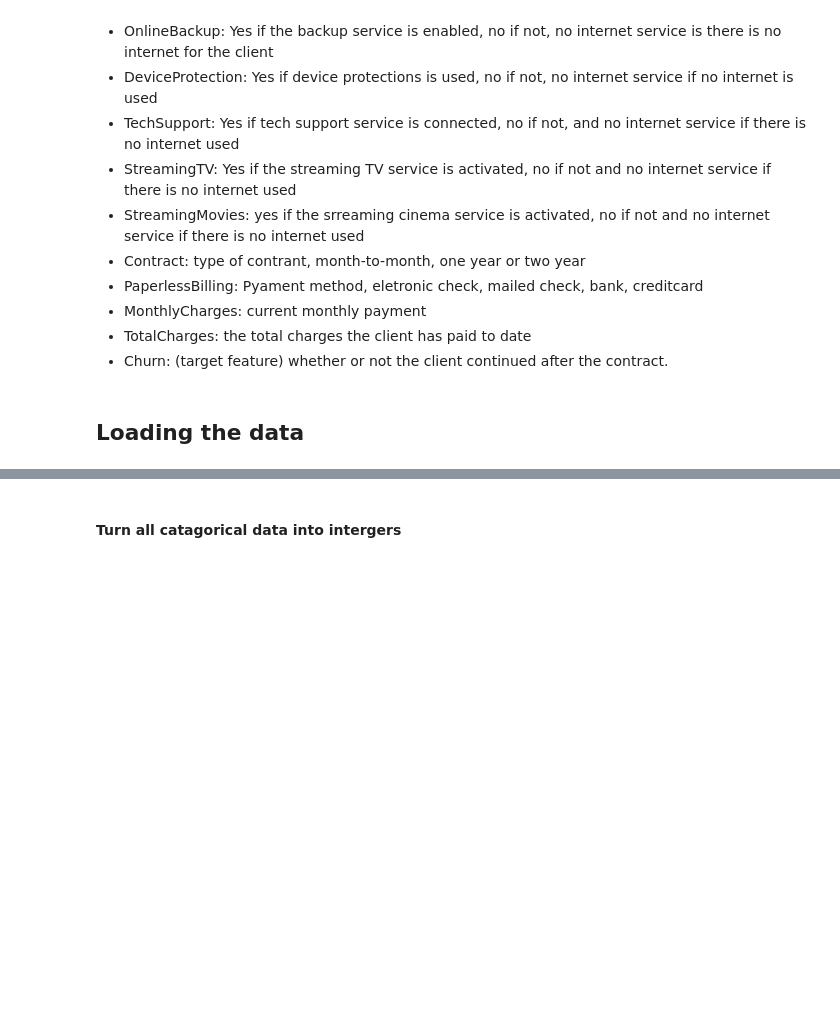
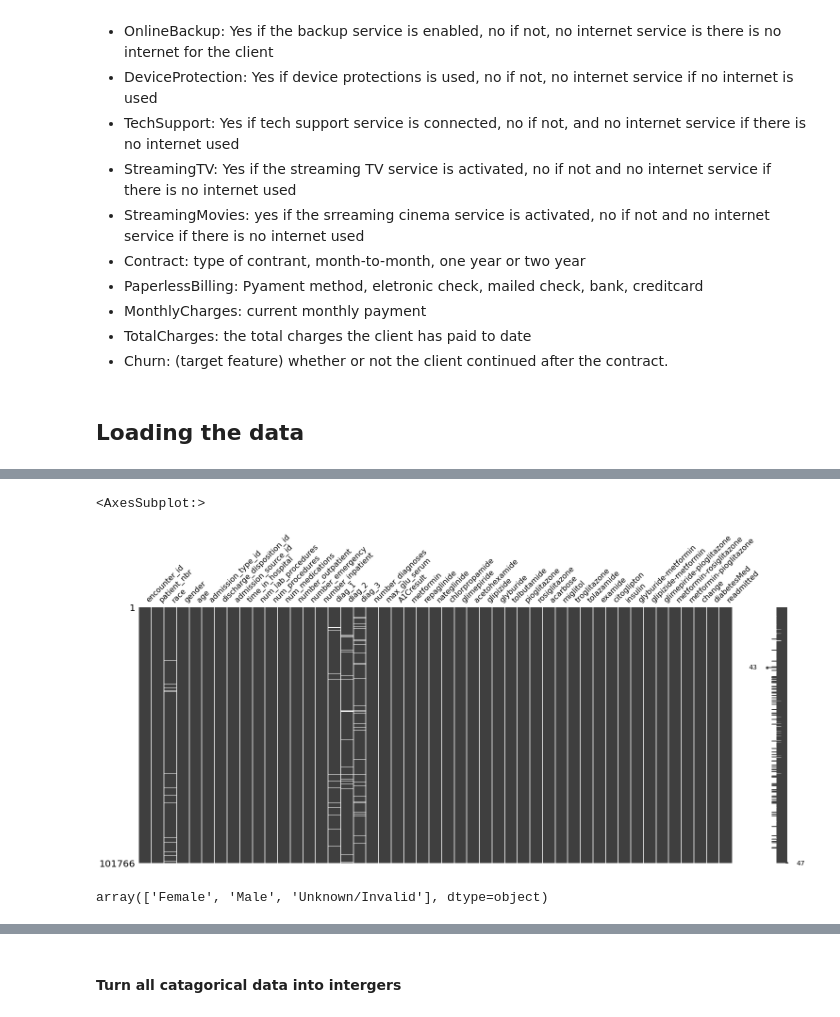
Before and after one commit to nlarsensmu/Wide-and-Deep-NN, a Jupyter notebook: Steven.ipynb, the cells around one changed output, grey strips where cells are left out. Saved outputs shown, nothing was run; the diff lists cells and outputs as text; code cells hidden in the pictures; blank space fills up the shorter version.

```diff
--- a/Steven.ipynb
+++ b/Steven.ipynb
@@ -86,0 +105,10 @@ X_test_df.reset_index()
+# %%
+df_original = df_original.drop(columns=['weight','payer_code','medical_specialty'])
+mn.matrix(df_original)
+# %% [output]
+<AxesSubplot:>
+[figure, added]
+# %%
+df_original.gender.unique()
+# %% [output]
+array(['Female', 'Male', 'Unknown/Invalid'], dtype=object)
```
Also changed, not shown: parts of 27 cells of this notebook.
